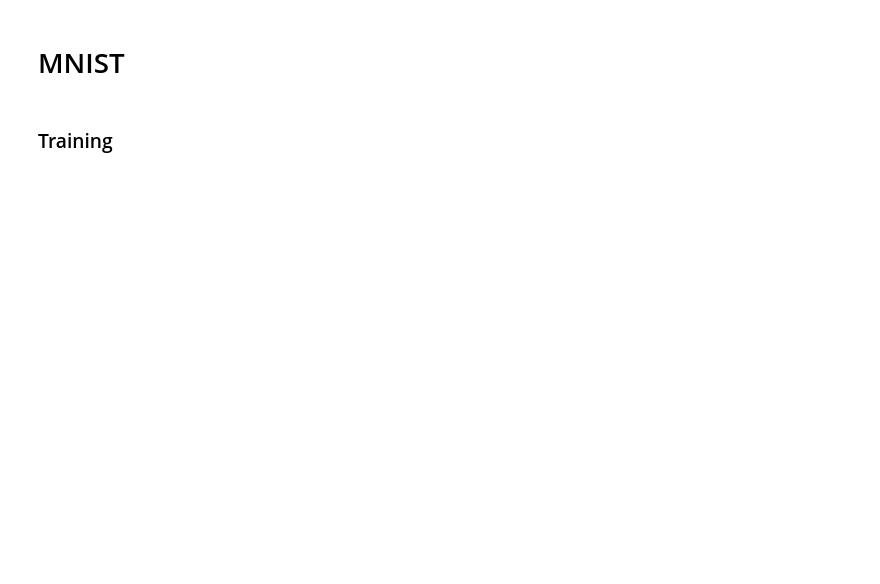
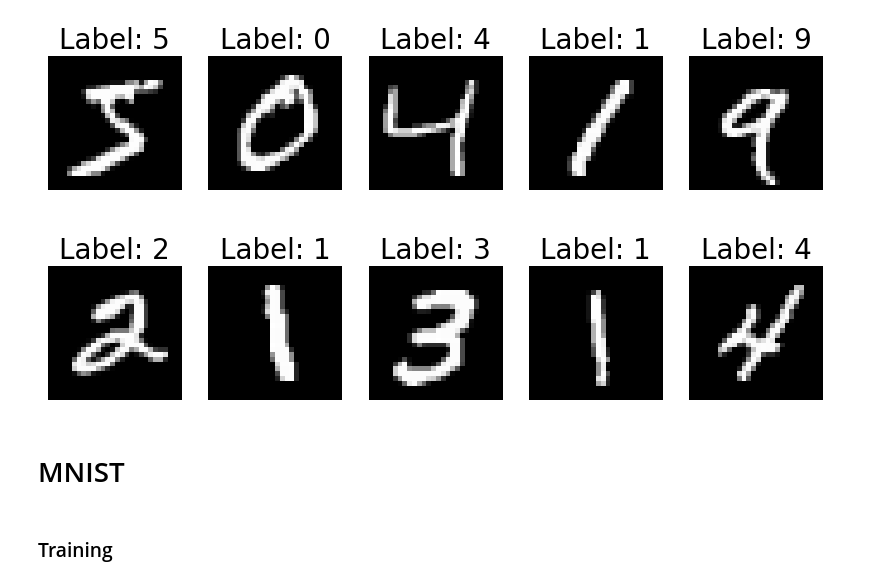
Before and after one commit to MehdiGhorb/object_tracking, a Jupyter notebook: rc.ipynb, the cells around one changed output. Cells and saved outputs as stored; diff of their text form; code cells hidden in the pictures; blank space fills up the shorter version.

```diff
--- a/rc.ipynb
+++ b/rc.ipynb
@@ -67,6 +72,29 @@ class ESN:
 
     def identity(self, x):
         return softmax(x)
+# %%
+import matplotlib.pyplot as plt
+from keras.datasets import mnist
+import numpy as np
+
+# Load the MNIST dataset
+(train_images, train_labels), (test_images, test_labels) = mnist.load_data()
+
+def plot_mnist_images(images, labels, num_images=10, font_size=30):
+    plt.figure(figsize=(10, 5))
+    for i in range(num_images):
+        plt.subplot(2, 5, i + 1)
+        plt.imshow(images[i], cmap='gray')
+        plt.title(f'Label: {labels[i]}', fontsize=font_size)
+        plt.axis('off')
+    plt.show()
+
+sample_images = train_images[:10]
+sample_labels = train_labels[:10]
+
+plot_mnist_images(sample_images, sample_labels, font_size=20)
+# %% [output]
+[figure, added]
 # %%
 def draw_bounding_boxes_from_array(video_path, bounding_boxes, output_video_path):
     # Open video file
```
Also changed, not shown: parts of 33 cells of this notebook, 4 other files.
